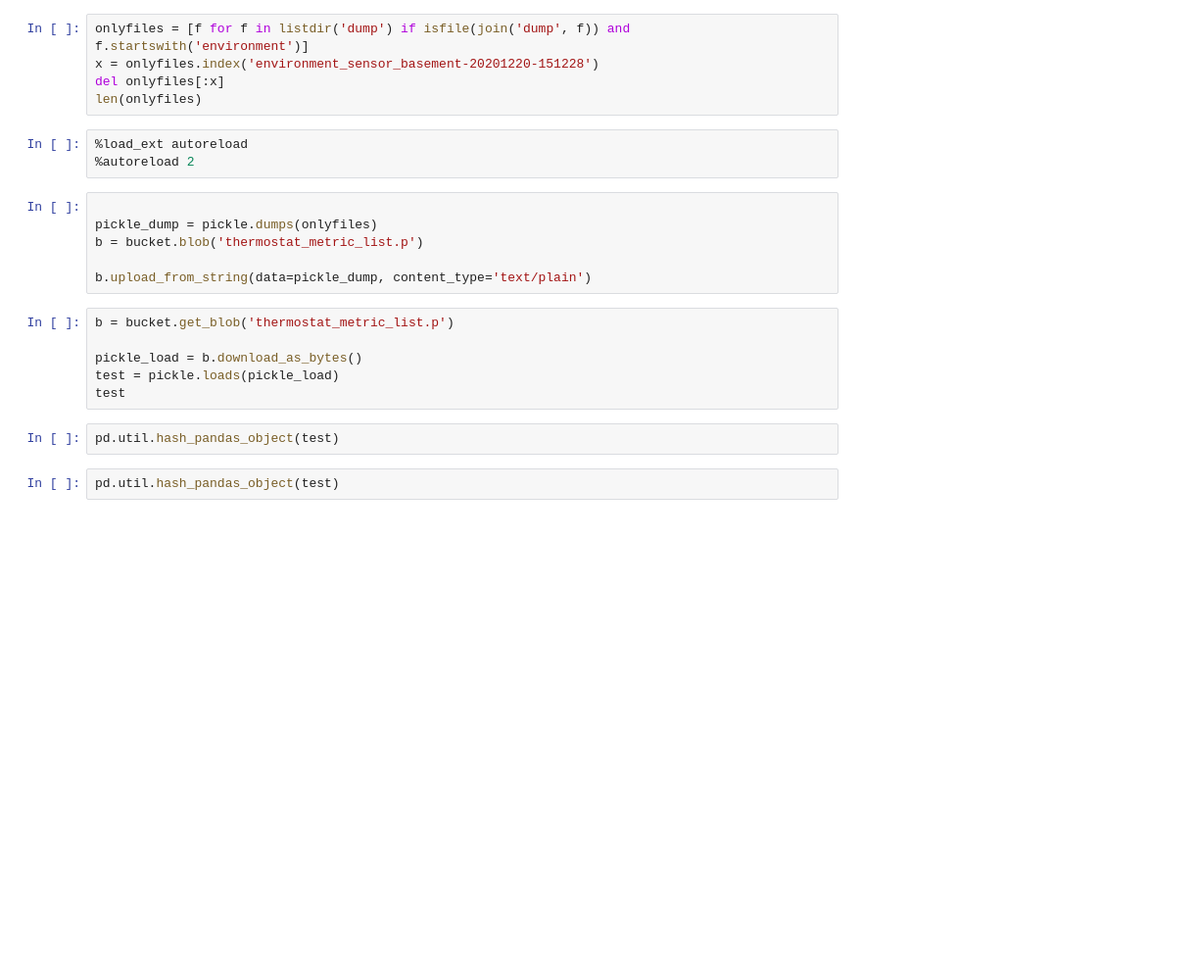
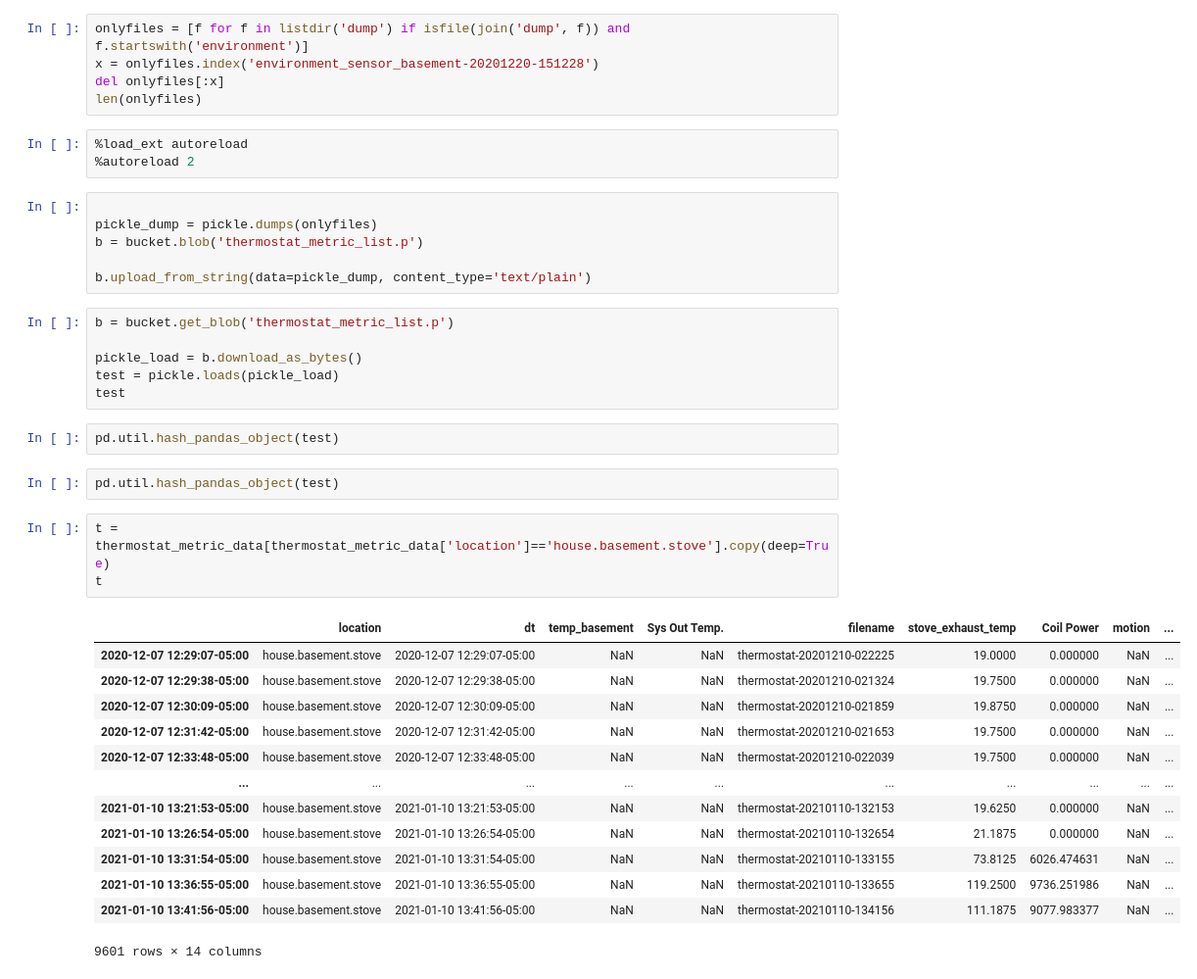
Before and after one commit to raph84/thermostat_agent, a Jupyter notebook: dataload.ipynb, the cells around one changed output. Shown at 98% size. Saved outputs shown, nothing was run; the diff lists cells and outputs as text; blank space fills up the shorter version.

```diff
--- a/dataload.ipynb
+++ b/dataload.ipynb
@@ -154,3 +161,20 @@ test
 pd.util.hash_pandas_object(test)
 # %%
 pd.util.hash_pandas_object(test)
+# %%
+t = thermostat_metric_data[thermostat_metric_data['location']=='house.basement.stove'].copy(deep=True)
+t
+# %% [output]
+|  | location | dt | temp_basement | Sys Out Temp. | filename | stove_exhaust_temp | Coil Power | motion | ... |
+| 2020-12-07 12:29:07-05:00 | house.basement.stove | 2020-12-07 12:29:07-05:00 | NaN | NaN | thermostat-20201210-022225 | 19.0000 | 0.000000 | NaN | ... |
+| 2020-12-07 12:29:38-05:00 | house.basement.stove | 2020-12-07 12:29:38-05:00 | NaN | NaN | thermostat-20201210-021324 | 19.7500 | 0.000000 | NaN | ... |
+| 2020-12-07 12:30:09-05:00 | house.basement.stove | 2020-12-07 12:30:09-05:00 | NaN | NaN | thermostat-20201210-021859 | 19.8750 | 0.000000 | NaN | ... |
+| 2020-12-07 12:31:42-05:00 | house.basement.stove | 2020-12-07 12:31:42-05:00 | NaN | NaN | thermostat-20201210-021653 | 19.7500 | 0.000000 | NaN | ... |
+| 2020-12-07 12:33:48-05:00 | house.basement.stove | 2020-12-07 12:33:48-05:00 | NaN | NaN | thermostat-20201210-022039 | 19.7500 | 0.000000 | NaN | ... |
+| ... | ... | ... | ... | ... | ... | ... | ... | ... | ... |
+| 2021-01-10 13:21:53-05:00 | house.basement.stove | 2021-01-10 13:21:53-05:00 | NaN | NaN | thermostat-20210110-132153 | 19.6250 | 0.000000 | NaN | ... |
+| 2021-01-10 13:26:54-05:00 | house.basement.stove | 2021-01-10 13:26:54-05:00 | NaN | NaN | thermostat-20210110-132654 | 21.1875 | 0.000000 | NaN | ... |
+| 2021-01-10 13:31:54-05:00 | house.basement.stove | 2021-01-10 13:31:54-05:00 | NaN | NaN | thermostat-20210110-133155 | 73.8125 | 6026.474631 | NaN | ... |
+| 2021-01-10 13:36:55-05:00 | house.basement.stove | 2021-01-10 13:36:55-05:00 | NaN | NaN | thermostat-20210110-133655 | 119.2500 | 9736.251986 | NaN | ... |
+| 2021-01-10 13:41:56-05:00 | house.basement.stove | 2021-01-10 13:41:56-05:00 | NaN | NaN | thermostat-20210110-134156 | 111.1875 | 9077.983377 | NaN | ... |
+9601 rows × 14 columns
```
Also changed, not shown: parts of 6 cells of this notebook, 3 other files.
